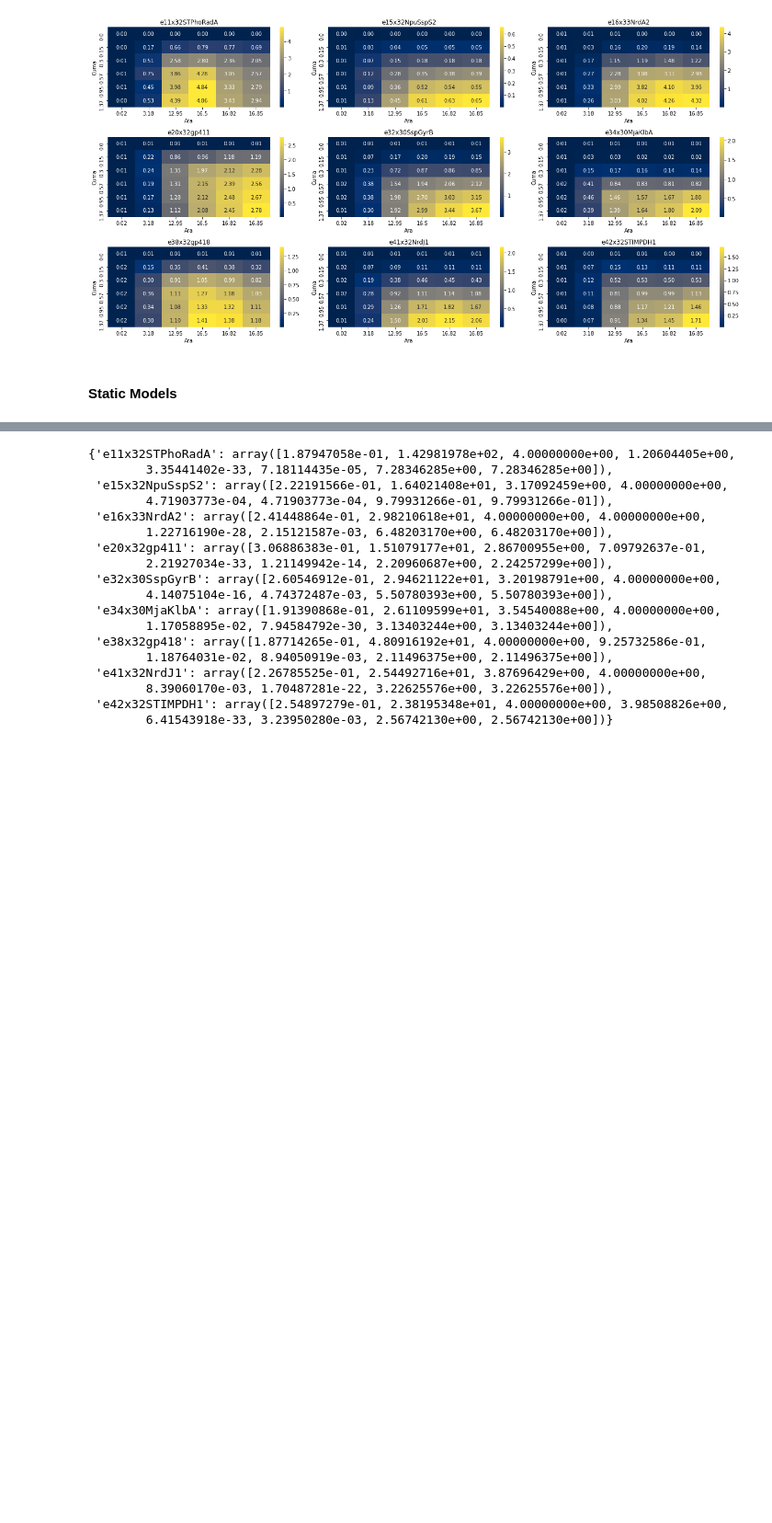
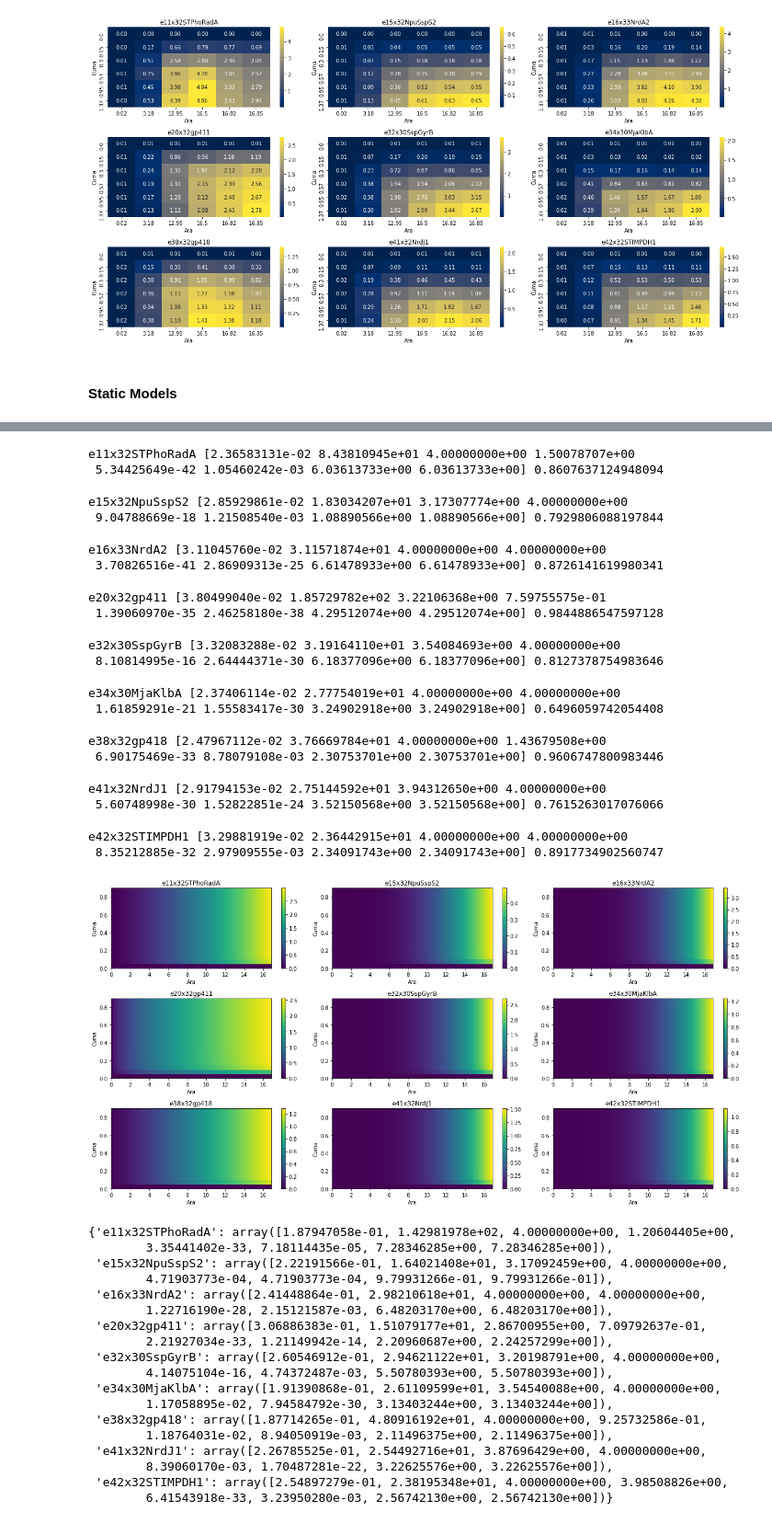
Before and after one commit to rmardian/intein-based-circuits, a Jupyter notebook: Steady-State Model.ipynb, the cells around one changed output, grey strips where cells are left out. Shown at 92% size. Cells and saved outputs as stored; diff of their text form; code cells hidden in the pictures; blank space fills up the shorter version.

```diff
--- a/Steady-State Model.ipynb
+++ b/Steady-State Model.ipynb
@@ -185,3 +211,25 @@ e42x32STIMPDH1 [2.54897278e-01 2.38195347e+01 4.00000000e+00 3.98508830e+00
+# %%
+hill_params = plot_colormap(rpus, gates, 3, 3, np.round(cumas_rpu, 2), np.round(aras_rpu, 2))
+# %% [output]
+e11x32STPhoRadA [2.36583131e-02 8.43810945e+01 4.00000000e+00 1.50078707e+00
+ 5.34425649e-42 1.05460242e-03 6.03613733e+00 6.03613733e+00] 0.8607637124948094
+e15x32NpuSspS2 [2.85929861e-02 1.83034207e+01 3.17307774e+00 4.00000000e+00
+ 9.04788669e-18 1.21508540e-03 1.08890566e+00 1.08890566e+00] 0.7929806088197844
+e16x33NrdA2 [3.11045760e-02 3.11571874e+01 4.00000000e+00 4.00000000e+00
+ 3.70826516e-41 2.86909313e-25 6.61478933e+00 6.61478933e+00] 0.8726141619980341
+e20x32gp411 [3.80499040e-02 1.85729782e+02 3.22106368e+00 7.59755575e-01
+ 1.39060970e-35 2.46258180e-38 4.29512074e+00 4.29512074e+00] 0.9844886547597128
+e32x30SspGyrB [3.32083288e-02 3.19164110e+01 3.54084693e+00 4.00000000e+00
+ 8.10814995e-16 2.64444371e-30 6.18377096e+00 6.18377096e+00] 0.8127378754983646
+e34x30MjaKlbA [2.37406114e-02 2.77754019e+01 4.00000000e+00 4.00000000e+00
+ 1.61859291e-21 1.55583417e-30 3.24902918e+00 3.24902918e+00] 0.6496059742054408
+e38x32gp418 [2.47967112e-02 3.76669784e+01 4.00000000e+00 1.43679508e+00
+ 6.90175469e-33 8.78079108e-03 2.30753701e+00 2.30753701e+00] 0.9606747800983446
+e41x32NrdJ1 [2.91794153e-02 2.75144592e+01 3.94312650e+00 4.00000000e+00
+ 5.60748998e-30 1.52822851e-24 3.52150568e+00 3.52150568e+00] 0.7615263017076066
+e42x32STIMPDH1 [3.29881919e-02 2.36442915e+01 4.00000000e+00 4.00000000e+00
+ 8.35212885e-32 2.97909555e-03 2.34091743e+00 2.34091743e+00] 0.8917734902560747
+[figure, added]
 # %%
 hill_params
 # %% [output]
```
Also changed, not shown: parts of 10 cells of this notebook, 8 other files.
